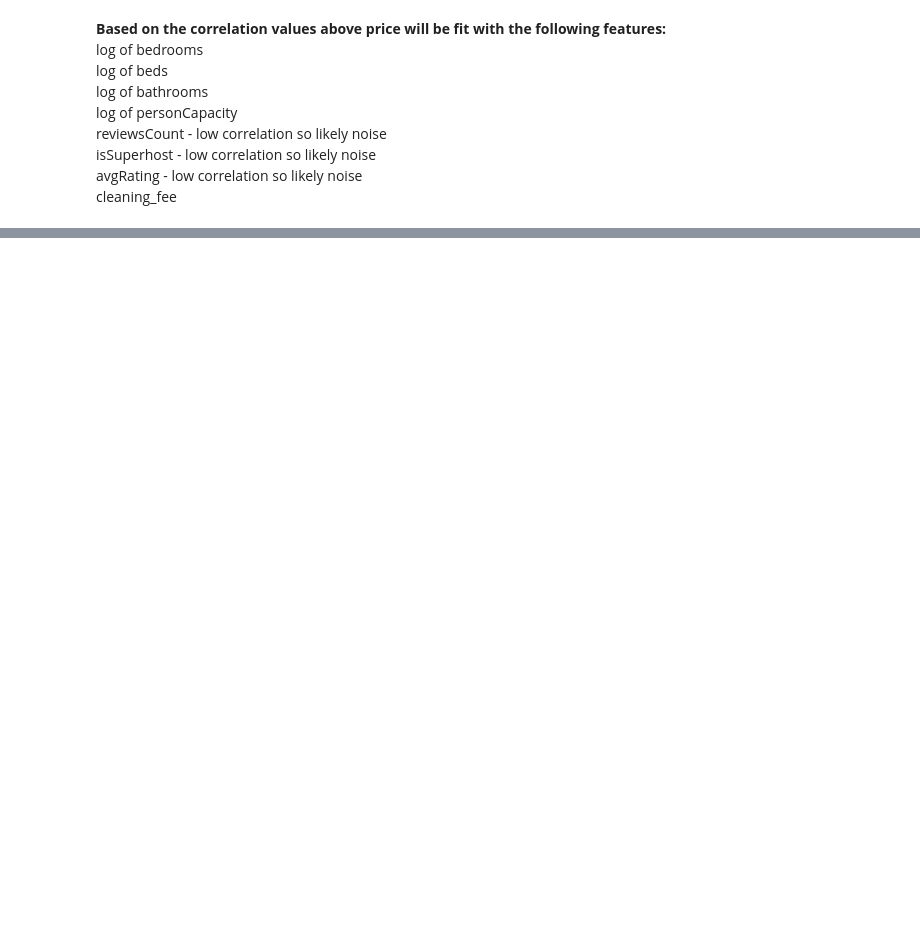
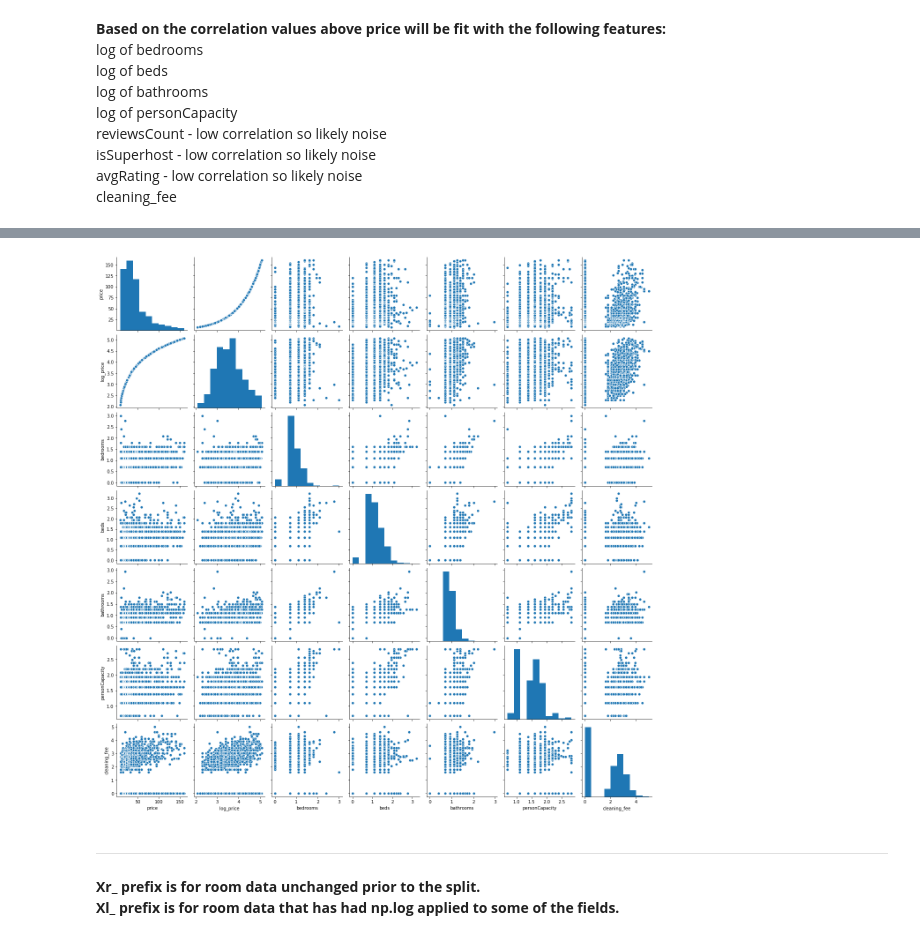
Before and after one commit to scottkds/airbnb_prices, a Jupyter notebook: models/Airbnb_regression.ipynb, the cells around one changed output, grey strips where cells are left out. Cells and saved outputs as stored; diff of their text form; code cells hidden in the pictures; blank space fills up the shorter version.

```diff
--- a/models/Airbnb_regression.ipynb
+++ b/models/Airbnb_regression.ipynb
@@ -161,3 +164,8 @@ rooms.head()
+# %%
+# Pairplot with logs of ['bedrooms', 'beds', 'bathrooms', 'personCapacity', 'cleaning_fee']
+sns.pairplot(log_rooms[pair_plot_features]);
+# %% [output]
+[figure, added]
 # %%
 # Create DataFrames for train_test_split.
 # One unchanged from original data as a control.
@@ -169,4 +177,8 @@ X_l = rooms.drop(['price', 'log_price', 'lat', 'lng'], axis=1)
 for item in logs:
     X_l[item] = np.log1p(X_l[item])
 y_l = rooms['price']
+# %% [markdown]
+______
+**Xr_ prefix is for room data unchanged prior to the split.**
+**Xl_ prefix is for room data that has had np.log applied to some of the fields.**
 # %%
```
Also changed, not shown: parts of 21 cells of this notebook, 1 other file.
